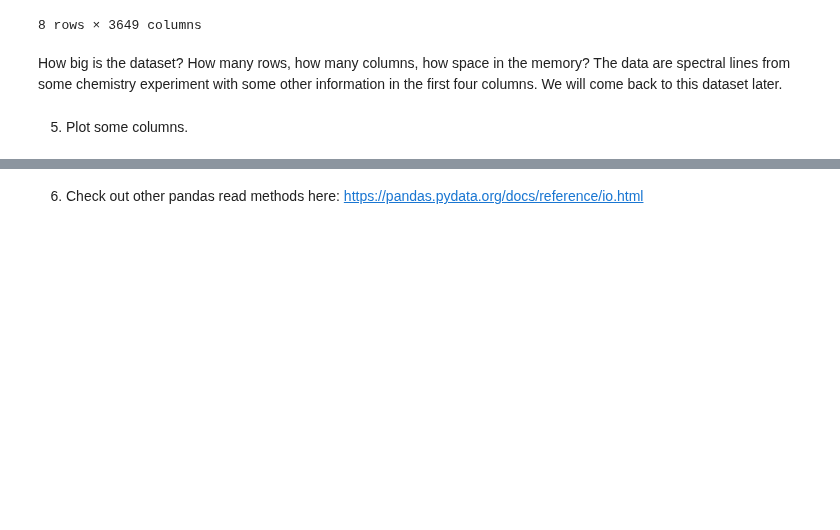
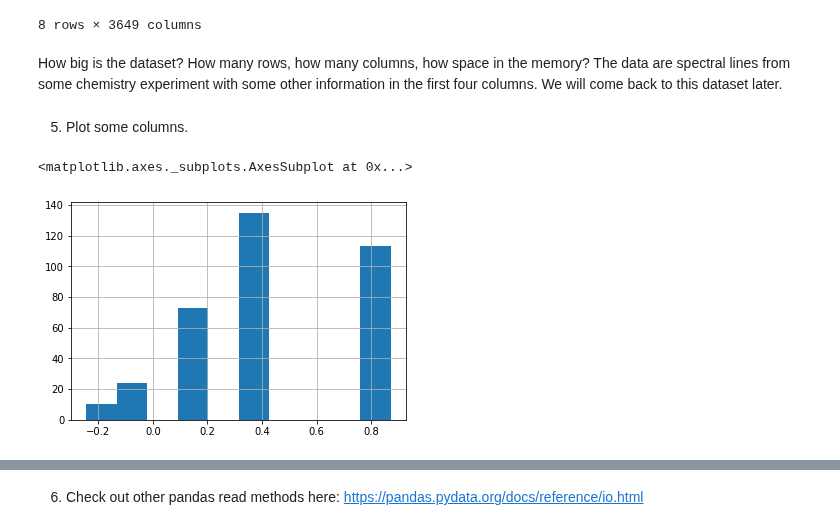
Before and after one commit to TillVollmer5/DSF-FS2022, a Jupyter notebook: 02_Intro_Pandas_Numpy.ipynb, the cells around one changed output, grey strips where cells are left out. Drawn from its saved outputs; the diff is of its cells as text; code cells hidden in the pictures; blank space fills up the shorter version.

```diff
--- a/02_Intro_Pandas_Numpy.ipynb
+++ b/02_Intro_Pandas_Numpy.ipynb
@@ -232,0 +231,5 @@ How big is the dataset? How many rows, how many columns, how space in the memory
+# %%
+df['316.8847'].hist()
+# %% [output]
+<matplotlib.axes._subplots.AxesSubplot at 0x...>
+[figure, added]
```
Also changed, not shown: parts of 2 cells of this notebook.
